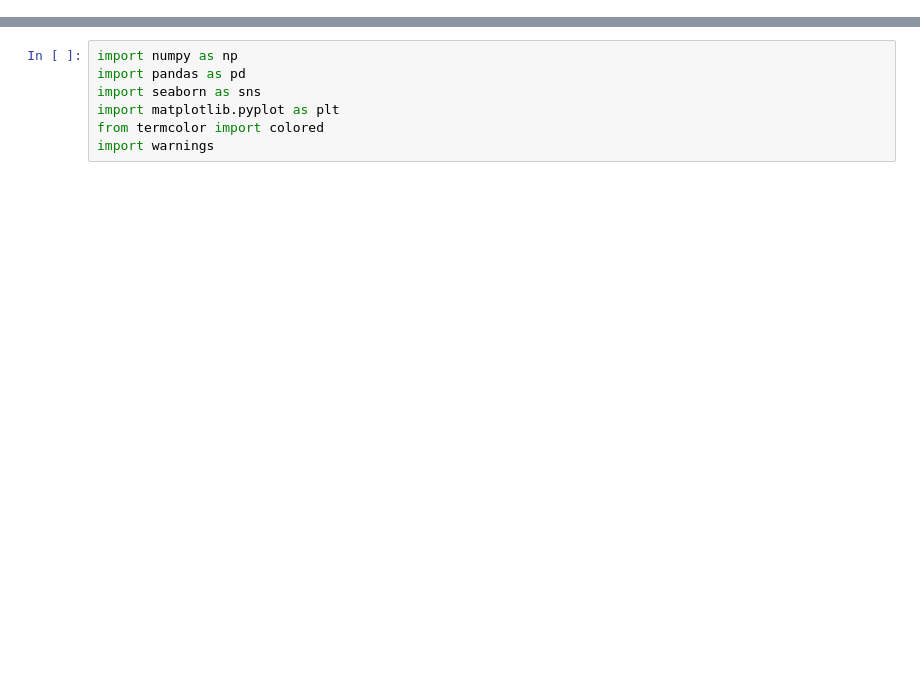
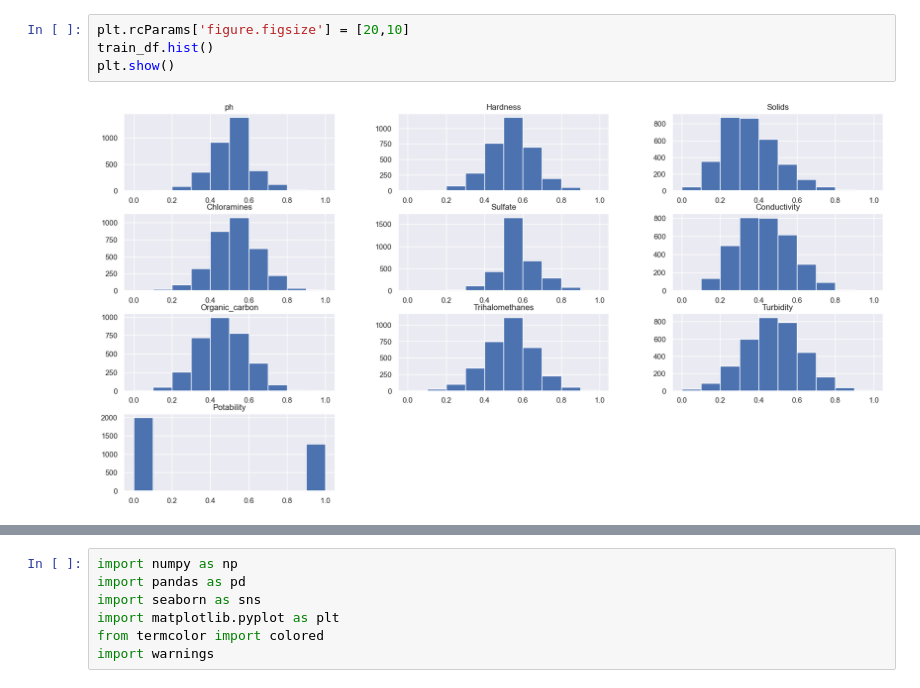
Before and after one commit to mfatmam/Smart-Home-System-for-WasteWater-Treatment-and-Management, a Jupyter notebook: src/statistique.ipynb, the cells around one changed output, grey strips where cells are left out. Saved outputs shown, nothing was run; the diff lists cells and outputs as text; blank space fills up the shorter version.

```diff
--- a/src/statistique.ipynb
+++ b/src/statistique.ipynb
@@ -25,0 +80,6 @@ data.describe().loc[['min', '50%', 'mean', 'max', 'std']].T.style.background_gra
+# %%
+plt.rcParams['figure.figsize'] = [20,10]
+train_df.hist()
+plt.show()
+# %% [output]
+[figure, added]
```
Also changed, not shown: parts of 34 cells of this notebook.
